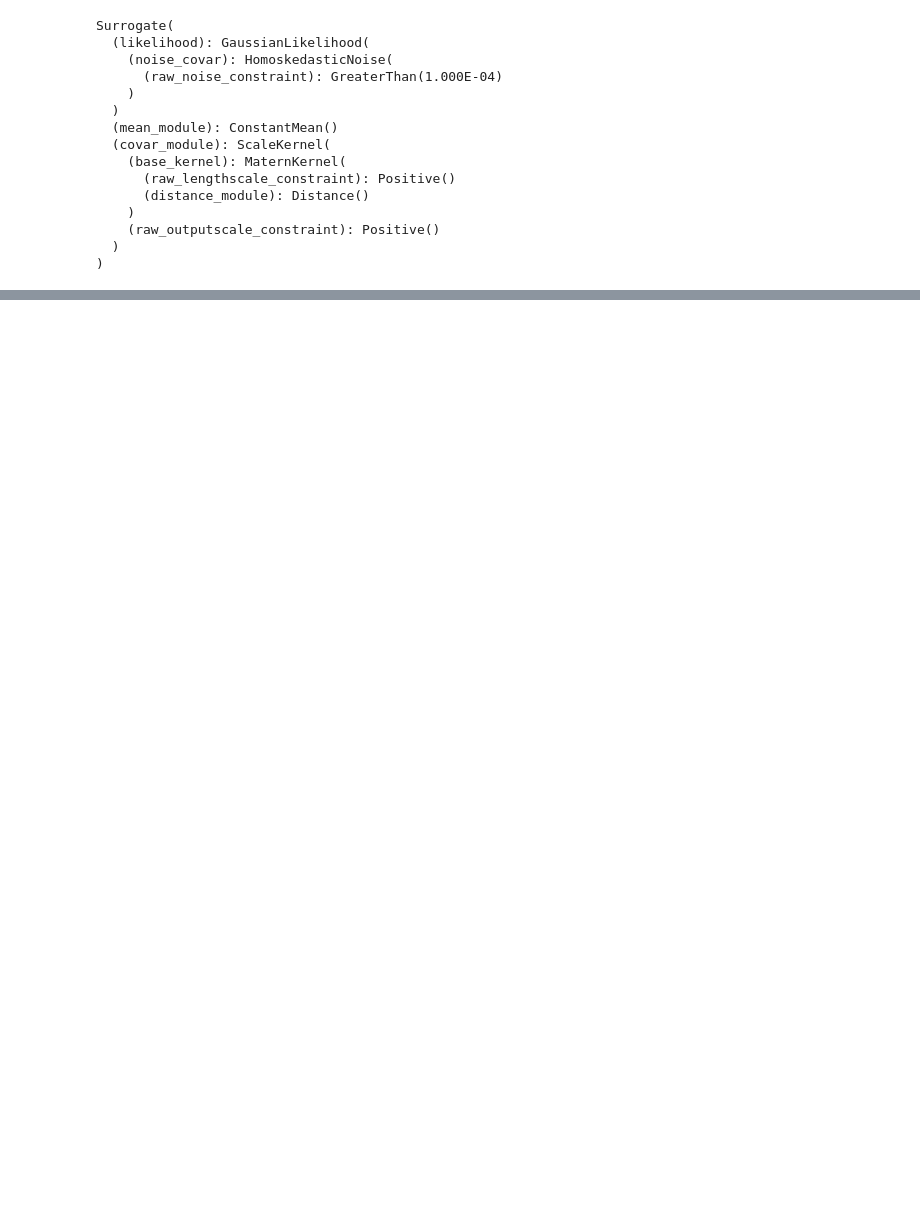
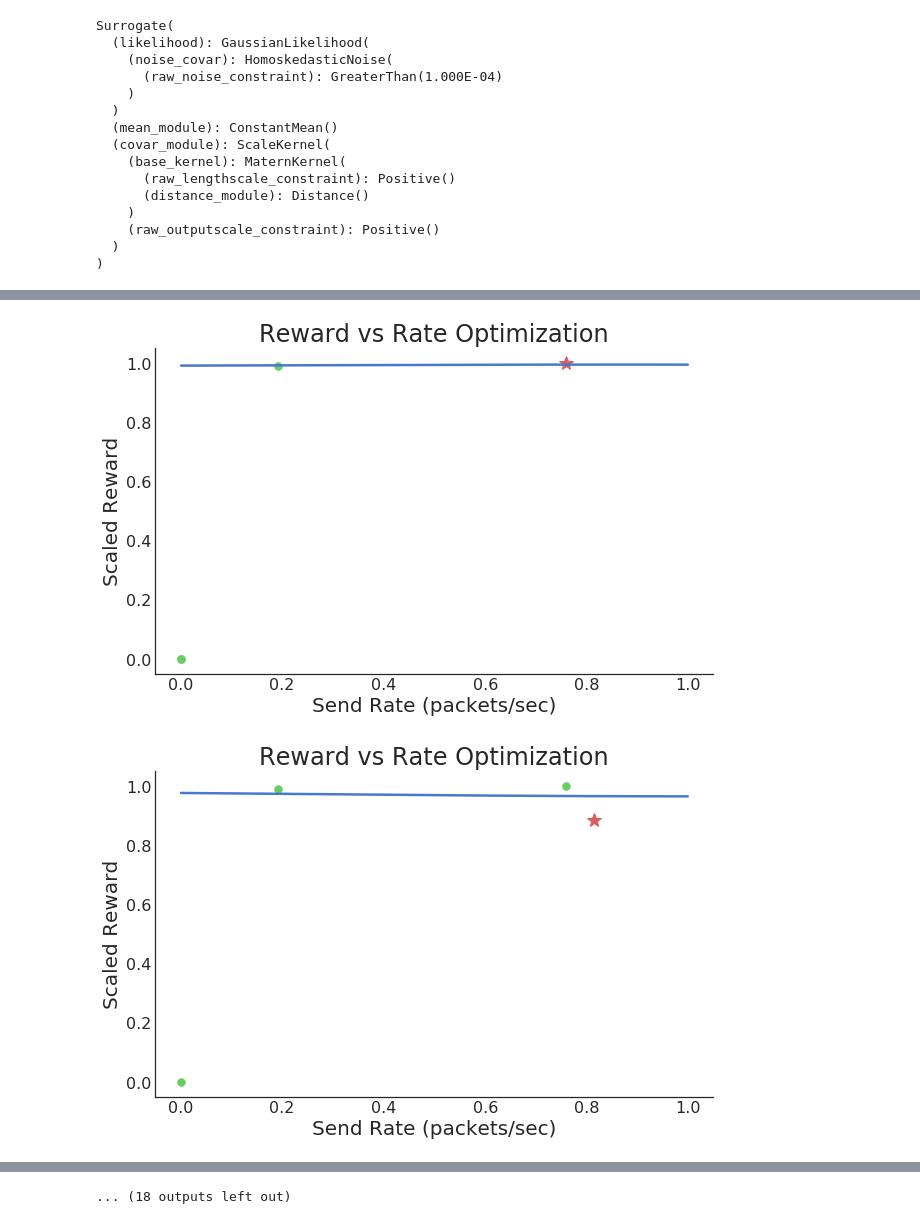
Before and after one commit to g-benton/PCC-RL, a Jupyter notebook: Notebooks/plots_for_midpoint_presentation.ipynb, the cells around one changed output, grey strips where cells are left out. Saved outputs shown, nothing was run; the diff lists cells and outputs as text; code cells hidden in the pictures; blank space fills up the shorter version.

```diff
--- a/Notebooks/plots_for_midpoint_presentation.ipynb
+++ b/Notebooks/plots_for_midpoint_presentation.ipynb
@@ -265,0 +437,15 @@ Surrogate(
+# %%
+max_x = 1000.
+
+bayes_opt = BayesOpt(rate, rwrd, normalize=True, normalize_y=False, max_x=max_x)
+bayes_opt.surrogate_lh.noise.data = torch.tensor([-1.])
+# %%
+rnds = 30
+max_obs = 3
+test_points = torch.arange(1, 1000).float().div(max_x)
+
+rate_history = torch.zeros(rnds, max_obs + 1)
+rwrd_history = torch.zeros(rnds, max_obs + 1)
+pred_means = torch.zeros(rnds, test_points.numel())
+pred_lower = torch.zeros(rnds, test_points.numel())
+pred_upper = torch.zeros(rnds, test_points.numel())
@@ -265,0 +501,30 @@ Surrogate(
+# %%
+sns.set_style("white")
+colors = sns.color_palette("muted")
+
+label_fs = 20
+title_fs = 24
+tick_fs = 16
+leg_fs = 18
+marksize=15
+lwd = 2.5
+
+for rnd in range(rnds):
+    plt.figure(figsize=(10, 6))
+    plt.plot(rate_history[rnd, :-1], rwrd_history[rnd, :-1], marker=".", linestyle="None",
+            label="Observations", color=colors[1], markersize=marksize)
+    plt.plot(rate_history[rnd, -1], rwrd_history[rnd, -1], marker="*", linestyle="None",
+            label="Next Query", color=colors[2], markersize=marksize)
+    plt.plot(test_points, pred_means[rnd, :], label="Predictive Distribution", color=colors[0],
+            linewidth=lwd)
+#     plt.fill_between(test_points, pred_lower[rnd, :].detach(), pred_upper[rnd, :].detach(), alpha=0.1,
+#                     color=colors[0])
+    plt.tick_params(labelsize=tick_fs)
+    plt.title("Reward vs Rate Optimization", fontsize=title_fs)
+    plt.xlabel("Send Rate (packets/sec)", fontsize=label_fs)
+    plt.ylabel("Scaled Reward", fontsize=label_fs)
+    sns.despine()
+    plt.show()
+# %% [output]
+[figure, added]
+[figure, added]
@@ -265,0 +541 @@ Surrogate(
+... (18 outputs left out)
```
Also changed, not shown: parts of 32 cells of this notebook, 1 other file.
